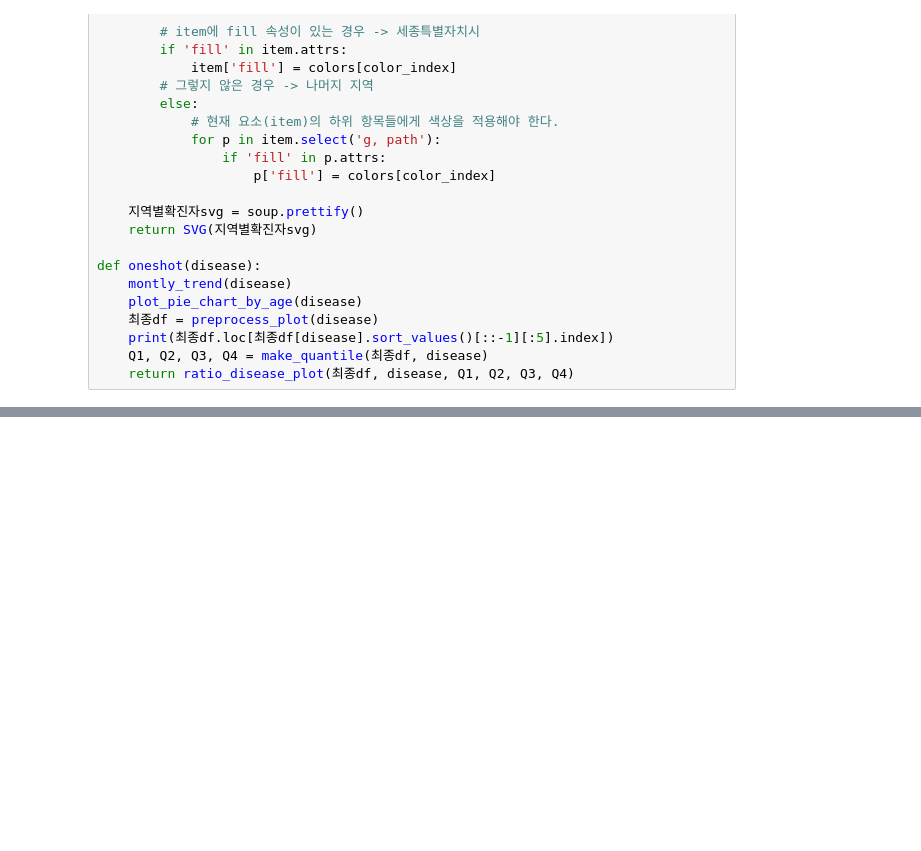
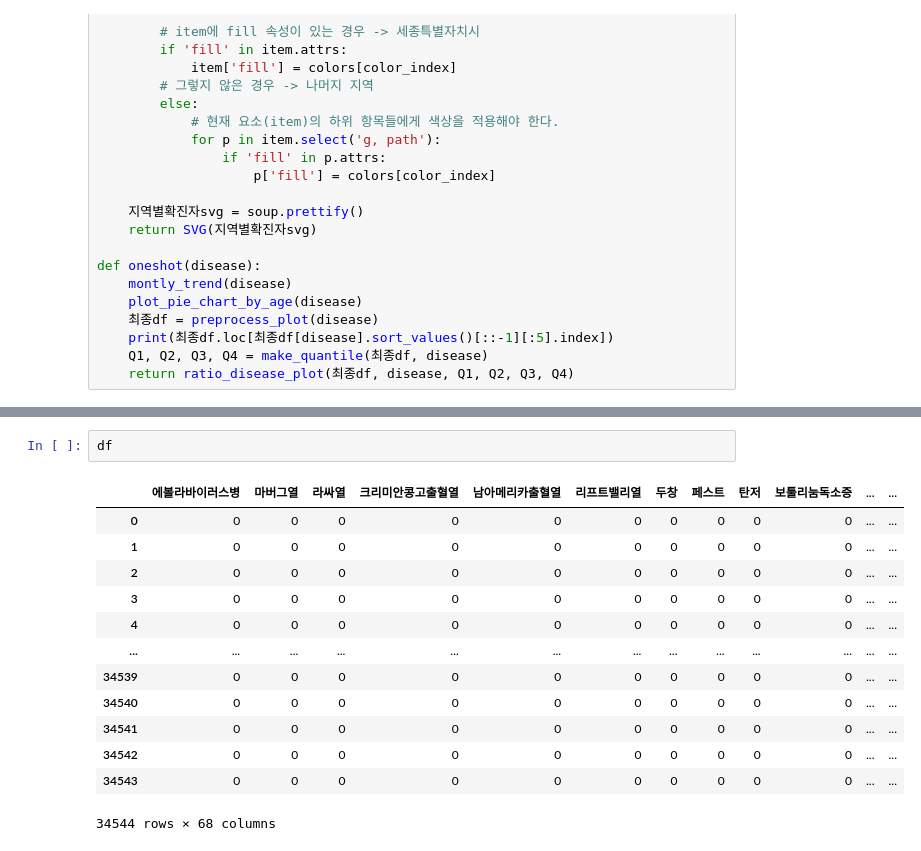
Before and after one commit to hamakim94/big, a Jupyter notebook: 예쁜 감염병 trend.ipynb, the cells around one changed output, grey strips where cells are left out. Saved outputs shown, nothing was run; the diff lists cells and outputs as text; blank space fills up the shorter version.

```diff
--- a/예쁜 감염병 trend.ipynb
+++ b/예쁜 감염병 trend.ipynb
@@ -178,0 +278,16 @@ oneshot('수두')
+# %%
+df
+# %% [output]
+|  | 에볼라바이러스병 | 마버그열 | 라싸열 | 크리미안콩고출혈열 | 남아메리카출혈열 | 리프트밸리열 | 두창 | 페스트 | 탄저 | 보툴리눔독소증 | ... | ... |
+| 0 | 0 | 0 | 0 | 0 | 0 | 0 | 0 | 0 | 0 | 0 | ... | ... |
+| 1 | 0 | 0 | 0 | 0 | 0 | 0 | 0 | 0 | 0 | 0 | ... | ... |
+| 2 | 0 | 0 | 0 | 0 | 0 | 0 | 0 | 0 | 0 | 0 | ... | ... |
+| 3 | 0 | 0 | 0 | 0 | 0 | 0 | 0 | 0 | 0 | 0 | ... | ... |
+| 4 | 0 | 0 | 0 | 0 | 0 | 0 | 0 | 0 | 0 | 0 | ... | ... |
+| ... | ... | ... | ... | ... | ... | ... | ... | ... | ... | ... | ... | ... |
+| 34539 | 0 | 0 | 0 | 0 | 0 | 0 | 0 | 0 | 0 | 0 | ... | ... |
+| 34540 | 0 | 0 | 0 | 0 | 0 | 0 | 0 | 0 | 0 | 0 | ... | ... |
+| 34541 | 0 | 0 | 0 | 0 | 0 | 0 | 0 | 0 | 0 | 0 | ... | ... |
+| 34542 | 0 | 0 | 0 | 0 | 0 | 0 | 0 | 0 | 0 | 0 | ... | ... |
+| 34543 | 0 | 0 | 0 | 0 | 0 | 0 | 0 | 0 | 0 | 0 | ... | ... |
+34544 rows × 68 columns
```
Also changed, not shown: parts of 30 cells of this notebook.
